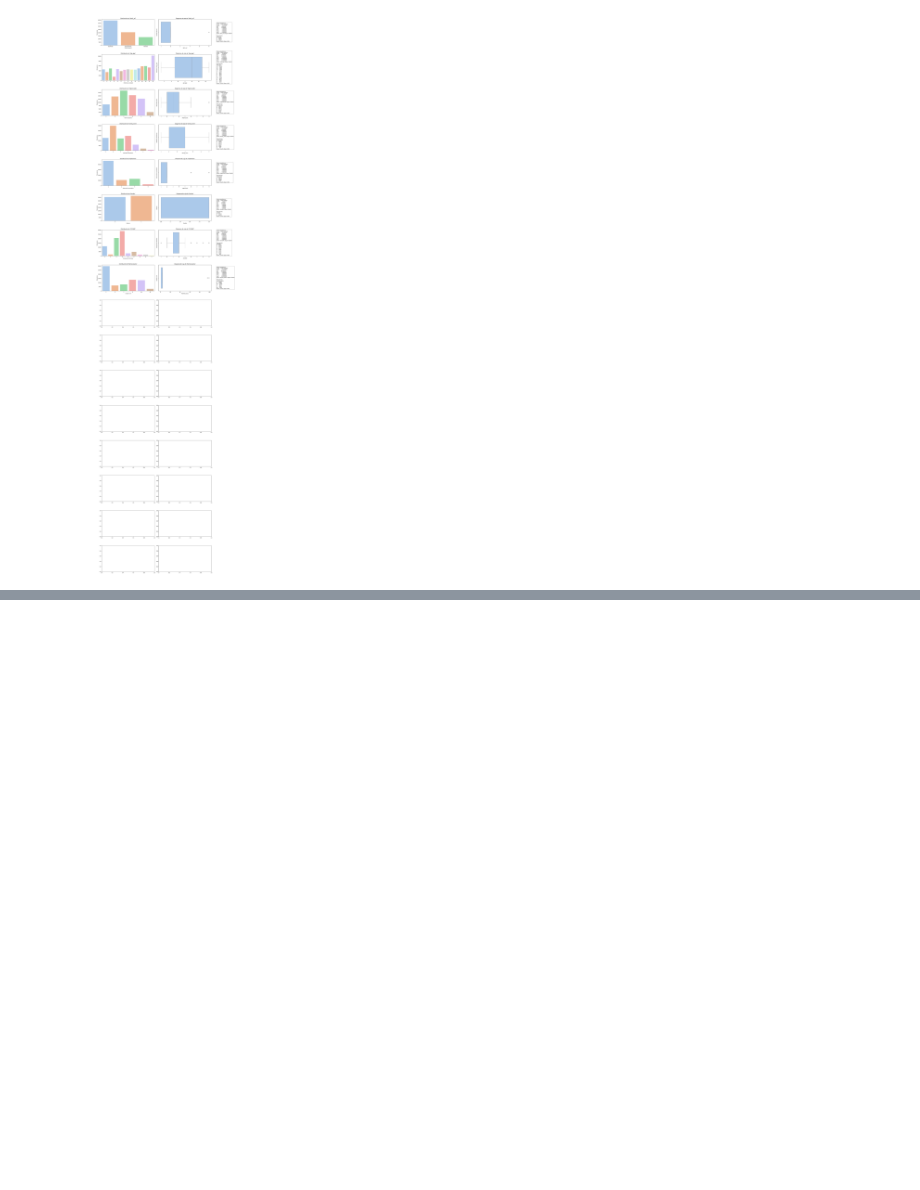
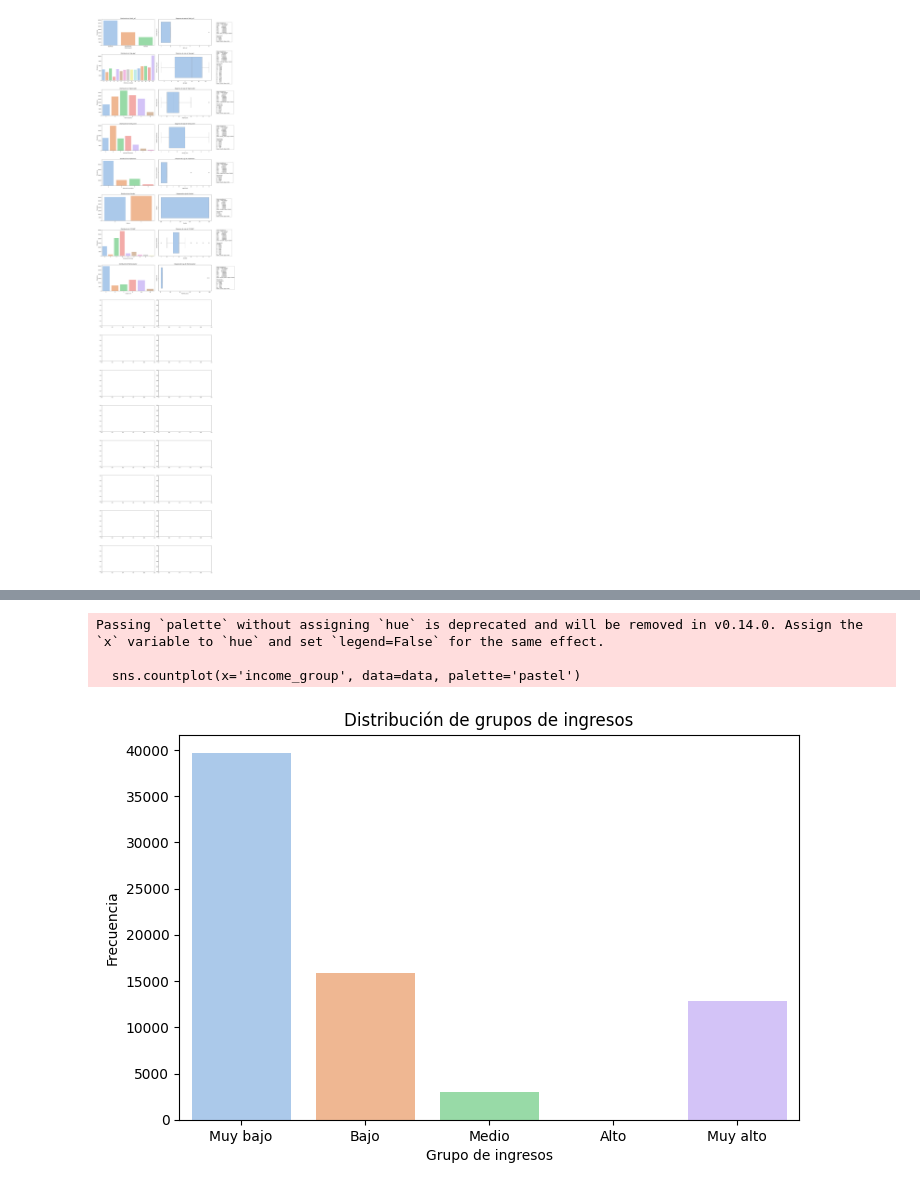
Before and after one commit to 4GeeksAcademy/machine-learning-python-template_ds_david_felipe, a Jupyter notebook: src/explore.ipynb, the cells around one changed output, grey strips where cells are left out. Cells and saved outputs as stored; diff of their text form; code cells hidden in the pictures; blank space fills up the shorter version.

```diff
--- a/src/explore.ipynb
+++ b/src/explore.ipynb
@@ -551,0 +604,16 @@ Passing `palette` without assigning `hue` is deprecated and will be removed in v
+# %%
+bins = [0, 50000, 100000, 500000, 1000000, data['income_after_tax'].max()]
+labels = ['Muy bajo', 'Bajo', 'Medio', 'Alto', 'Muy alto']
+data['income_group'] = pd.cut(data['income_after_tax'], bins=bins, labels=labels)
+
+plt.figure(figsize=(8, 5))
+sns.countplot(x='income_group', data=data, palette='pastel')
+plt.title('Distribución de grupos de ingresos')
+plt.xlabel('Grupo de ingresos')
+plt.ylabel('Frecuencia')
+plt.show()
+# %% [output]
+Passing `palette` without assigning `hue` is deprecated and will be removed in v0.14.0. Assign the `x` variable to `hue` and set `legend=False` for the same effect.
+
+  sns.countplot(x='income_group', data=data, palette='pastel')
+[figure, added]
```
Also changed, not shown: parts of 7 cells of this notebook.
